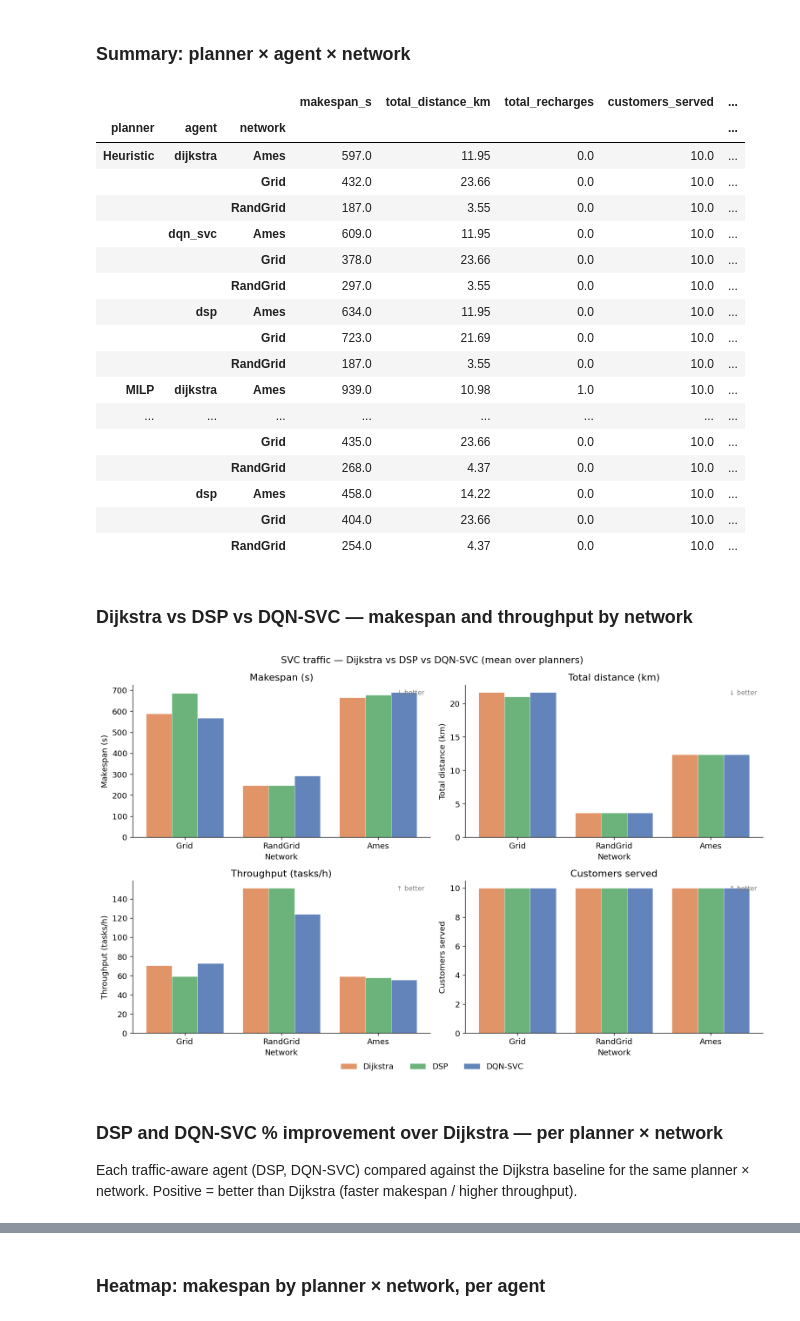
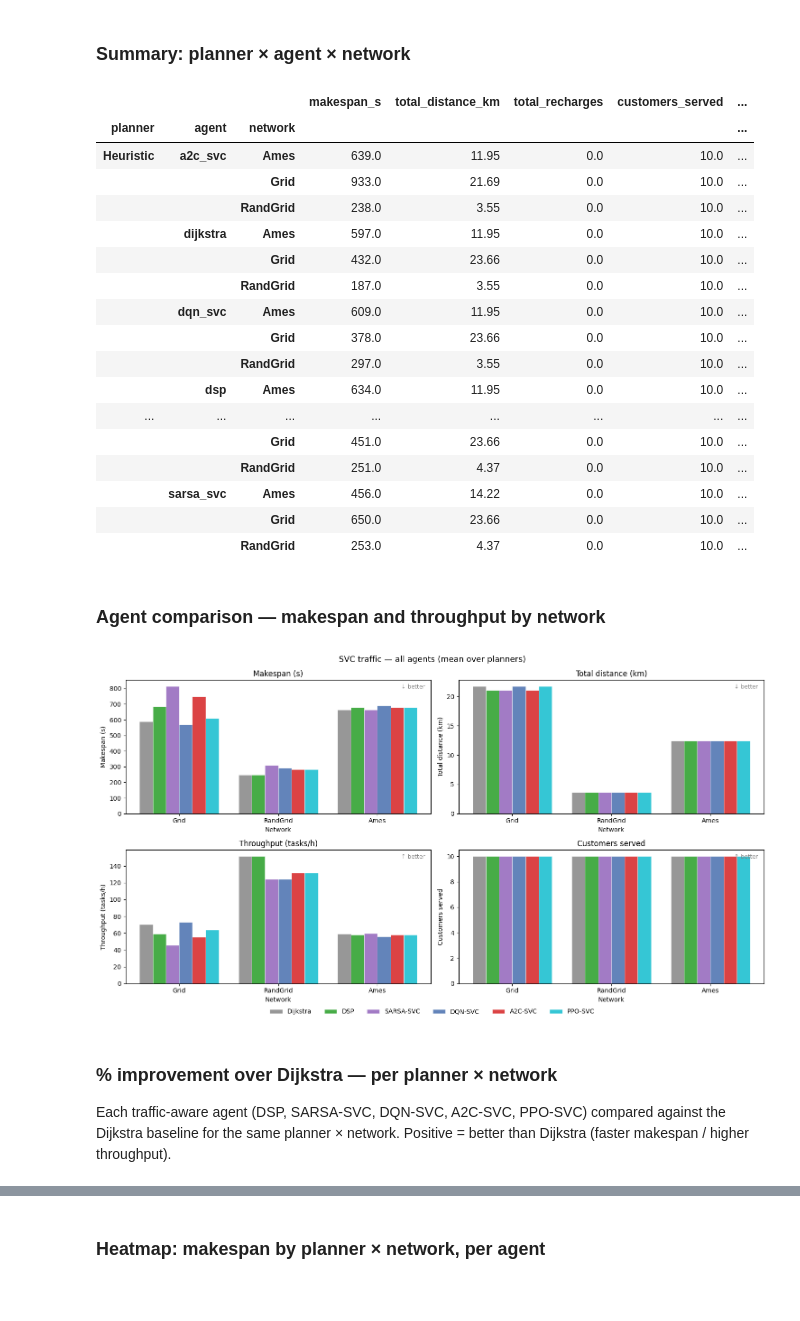
Before and after one commit to shinobi-wolf/FleetNav, a Jupyter notebook: notebooks/ta_evrp_sweep_analysis.ipynb, the cells around one changed output, grey strips where cells are left out. Saved outputs shown, nothing was run; the diff lists cells and outputs as text; code cells hidden in the pictures; blank space fills up the shorter version.

```diff
--- a/notebooks/ta_evrp_sweep_analysis.ipynb
+++ b/notebooks/ta_evrp_sweep_analysis.ipynb
@@ -487,7 +490,7 @@ import pandas as pd
 import numpy as np
 import matplotlib.pyplot as plt
 
-SVC_CSV = Path('../results/ta_evrp_results_dqn_svc.csv')
+SVC_CSV = Path('../results/ta_evrp_results_svc.csv')
 
 svc_raw = pd.read_csv(SVC_CSV)
 svc_raw = svc_raw[svc_raw['status'] == 'ok'].copy()
@@ -505,16 +508,30 @@ svc_raw['throughput_tasks_per_h'] = svc_raw['customers_served'] / svc_raw['makes
 
 SVC_NET_ORDER     = [n for n in ['Grid', 'RandGrid', 'Ames'] if n in svc_raw['network'].unique()]
 SVC_PLANNER_ORDER = [p for p in ['MILP', 'Heuristic', 'mTSP'] if p in svc_raw['planner'].unique()]
-# Baseline first, then the two traffic-aware agents (non-learning DSP, then learned DQN-SVC)
-SVC_AGENT_ORDER   = [a for a in ['dijkstra', 'dsp', 'dqn_svc'] if a in svc_raw['agent'].unique()]
-SVC_AGENT_COLORS  = {'dijkstra': '#DD8452', 'dsp': '#55A868', 'dqn_svc': '#4C72B0'}
-SVC_AGENT_LABELS  = {'dijkstra': 'Dijkstra', 'dsp': 'DSP', 'dqn_svc': 'DQN-SVC'}
-# Traffic-aware agents compared against the Dijkstra baseline
-SVC_RL_AGENTS     = [a for a in SVC_AGENT_ORDER if a != 'dijkstra']
+# Baseline → non-learning traffic-aware → learned RL agents
+SVC_AGENT_ORDER   = [a for a in ['dijkstra', 'dsp', 'sarsa_svc', 'dqn_svc', 'a2c_svc', 'ppo_svc']
+                     if a in svc_raw['agent'].unique()]
+SVC_AGENT_COLORS  = {
+    'dijkstra':  '#888888',
+    'dsp':       '#2ca02c',
+    'sarsa_svc': '#9467bd',
+    'dqn_svc':   '#4C72B0',
+    'a2c_svc':   '#d62728',
+    'ppo_svc':   '#17becf',
+}
+SVC_AGENT_LABELS  = {
+    'dijkstra':  'Dijkstra',
+    'dsp':       'DSP',
+    'sarsa_svc': 'SARSA-SVC',
+    'dqn_svc':   'DQN-SVC',
+    'a2c_svc':   'A2C-SVC',
+    'ppo_svc':   'PPO-SVC',
+}
+# All non-baseline agents compared against Dijkstra
+SVC_RL_AGENTS = [a for a in SVC_AGENT_ORDER if a != 'dijkstra']
 
 print(f"Rows: {len(svc_raw)}  |  Planners: {SVC_PLANNER_ORDER}  |  Agents: {SVC_AGENT_ORDER}  |  Networks: {SVC_NET_ORDER}")
 
-# Flag suspect rows (makespan=0 or customers_served < 10)
 suspect = svc_raw[(svc_raw['makespan_s'] == 0) | (svc_raw['customers_served'] < 10)]
 if not suspect.empty:
     print("\nSuspect rows (makespan=0 or customers<10):")
@@ -554,24 +571,24 @@ svc_summary
 # %% [output]
 |  |  |  | makespan_s | total_distance_km | total_recharges | customers_served | ... |
 | planner | agent | network |  |  |  |  | ... |
-| Heuristic | dijkstra | Ames | 597.0 | 11.95 | 0.0 | 10.0 | ... |
+| Heuristic | a2c_svc | Ames | 639.0 | 11.95 | 0.0 | 10.0 | ... |
+|  |  | Grid | 933.0 | 21.69 | 0.0 | 10.0 | ... |
+|  |  | RandGrid | 238.0 | 3.55 | 0.0 | 10.0 | ... |
+|  | dijkstra | Ames | 597.0 | 11.95 | 0.0 | 10.0 | ... |
 |  |  | Grid | 432.0 | 23.66 | 0.0 | 10.0 | ... |
 |  |  | RandGrid | 187.0 | 3.55 | 0.0 | 10.0 | ... |
 |  | dqn_svc | Ames | 609.0 | 11.95 | 0.0 | 10.0 | ... |
 |  |  | Grid | 378.0 | 23.66 | 0.0 | 10.0 | ... |
 |  |  | RandGrid | 297.0 | 3.55 | 0.0 | 10.0 | ... |
 |  | dsp | Ames | 634.0 | 11.95 | 0.0 | 10.0 | ... |
-|  |  | Grid | 723.0 | 21.69 | 0.0 | 10.0 | ... |
-|  |  | RandGrid | 187.0 | 3.55 | 0.0 | 10.0 | ... |
-| MILP | dijkstra | Ames | 939.0 | 10.98 | 1.0 | 10.0 | ... |
 | ... | ... | ... | ... | ... | ... | ... | ... |
-|  |  | Grid | 435.0 | 23.66 | 0.0 | 10.0 | ... |
-|  |  | RandGrid | 268.0 | 4.37 | 0.0 | 10.0 | ... |
-|  | dsp | Ames | 458.0 | 14.22 | 0.0 | 10.0 | ... |
-|  |  | Grid | 404.0 | 23.66 | 0.0 | 10.0 | ... |
-|  |  | RandGrid | 254.0 | 4.37 | 0.0 | 10.0 | ... |
+|  |  | Grid | 451.0 | 23.66 | 0.0 | 10.0 | ... |
+|  |  | RandGrid | 251.0 | 4.37 | 0.0 | 10.0 | ... |
+|  | sarsa_svc | Ames | 456.0 | 14.22 | 0.0 | 10.0 | ... |
+|  |  | Grid | 650.0 | 23.66 | 0.0 | 10.0 | ... |
+|  |  | RandGrid | 253.0 | 4.37 | 0.0 | 10.0 | ... |
 # %% [markdown]
-### Dijkstra vs DSP vs DQN-SVC — makespan and throughput by network
+### Agent comparison — makespan and throughput by network
 # %%
 # Agent comparison: grouped bars (agent) per network, faceted by metric, averaged over planners
 svc_agg_agent = svc_raw.groupby(['agent', 'network'])[
@@ -584,42 +601,49 @@ svc_metrics_cfg = [
     ('throughput_tasks_per_h', 'Throughput (tasks/h)', True),
     ('customers_served',       'Customers served',     True),
 ]
 
 x       = np.arange(len(SVC_NET_ORDER))
 width   = 0.8 / len(SVC_AGENT_ORDER)
 offsets = np.linspace(-(len(SVC_AGENT_ORDER)-1)/2*width, (len(SVC_AGENT_ORDER)-1)/2*width, len(SVC_AGENT_ORDER))
 
-fig, axes = plt.subplots(2, 2, figsize=(13, 8))
-fig.suptitle('SVC traffic — Dijkstra vs DSP vs DQN-SVC (mean over planners)', fontsize=13)
+fig, axes = plt.subplots(2, 2, figsize=(max(13, 2.5 * len(SVC_AGENT_ORDER)), 8))
+fig.suptitle('SVC traffic — all agents (mean over planners)', fontsize=13)
 
 for ax, (metric, ylabel, higher_better) in zip(axes.flat, svc_metrics_cfg):
     for offset, agent in zip(offsets, SVC_AGENT_ORDER):
         vals = [
             svc_agg_agent[(svc_agg_agent['agent'] == agent) & (svc_agg_agent['network'] == net)][metric].mean()
             for net in SVC_NET_ORDER
         ]
         ax.bar(x + offset, vals, width,
                color=SVC_AGENT_COLORS[agent], alpha=0.87,
                label=SVC_AGENT_LABELS[agent], edgecolor='white', linewidth=0.4)
     ax.set_xticks(x)
     ax.set_xticklabels(SVC_NET_ORDER)
     ax.set_xlabel('Network')
     ax.set_ylabel(ylabel)
     ax.set_title(ylabel)
     ax.text(0.98, 0.97, '↑ better' if higher_better else '↓ better',
             transform=ax.transAxes, ha='right', va='top', fontsize=9, color='gray')
 
 handles, labels = axes.flat[0].get_legend_handles_labels()
-fig.legend(handles, labels, loc='lower center', ncol=len(SVC_AGENT_ORDER),
-           bbox_to_anchor=(0.5, -0.03), frameon=False, fontsize=11)
+# Deduplicate legend entries (same agent can appear multiple times from multiple bar calls)
+seen, unique_handles, unique_labels = set(), [], []
+for h, l in zip(handles, labels):
+    if l not in seen:
+        seen.add(l)
+        unique_handles.append(h)
+        unique_labels.append(l)
+fig.legend(unique_handles, unique_labels, loc='lower center', ncol=len(SVC_AGENT_ORDER),
+           bbox_to_anchor=(0.5, -0.03), frameon=False, fontsize=10)
 fig.tight_layout()
 plt.show()
 # %% [output]
-[figure, old version]
+[figure, new version]
 # %% [markdown]
-### DSP and DQN-SVC % improvement over Dijkstra — per planner × network
+### % improvement over Dijkstra — per planner × network
 
-Each traffic-aware agent (DSP, DQN-SVC) compared against the Dijkstra baseline for the same planner × network. Positive = better than Dijkstra (faster makespan / higher throughput).
+Each traffic-aware agent (DSP, SARSA-SVC, DQN-SVC, A2C-SVC, PPO-SVC) compared against the Dijkstra baseline for the same planner × network. Positive = better than Dijkstra (faster makespan / higher throughput).
 # %%
 pn = svc_raw.groupby(['planner', 'agent', 'network'])[
     ['makespan_s', 'throughput_tasks_per_h']
```
Also changed, not shown: parts of 4 cells of this notebook, 5 other files.
